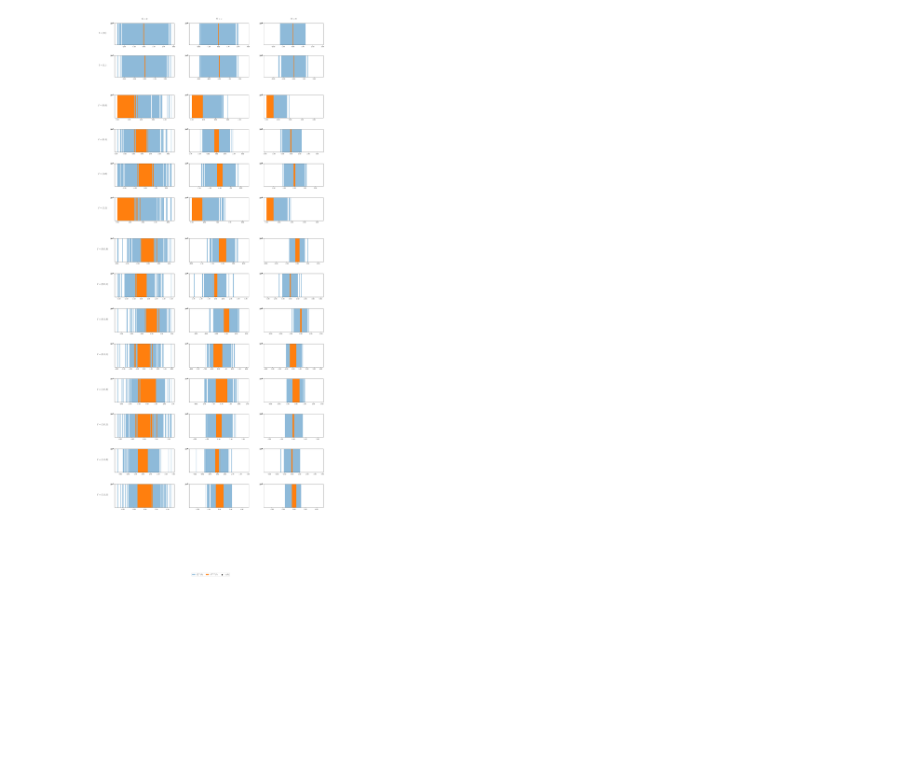
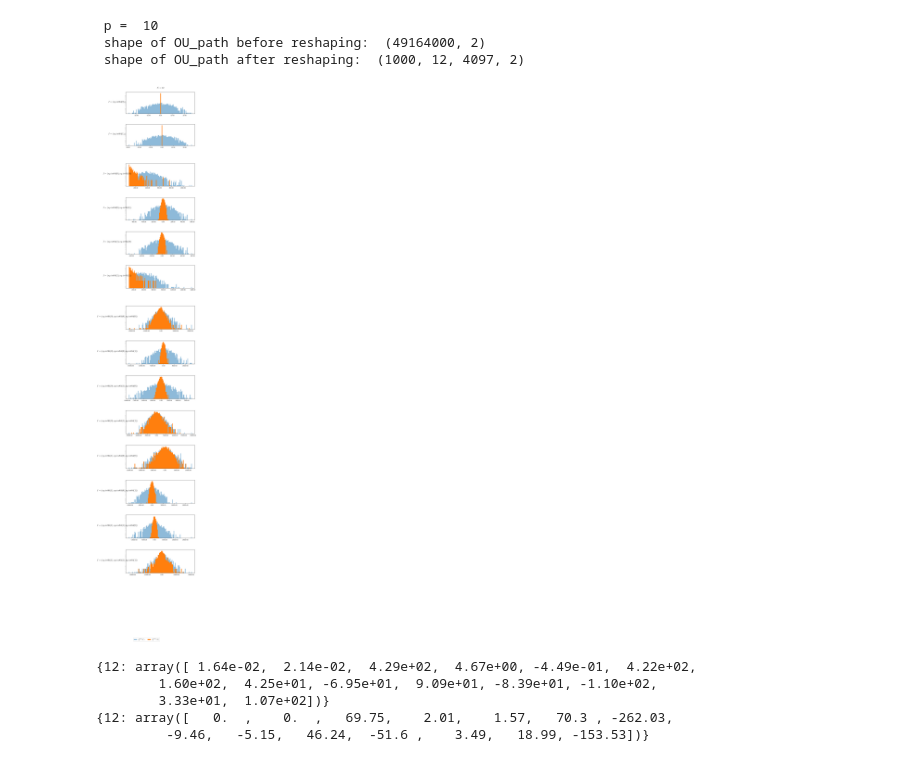
Before and after one commit to kro0l1k/esig_fork, a Jupyter notebook: simulations.ipynb, the cells around one changed output. Saved outputs shown, nothing was run; the diff lists cells and outputs as text; code cells hidden in the pictures; blank space fills up the shorter version.

Commit message:
implemented the martingale correction for coredinate estimation

```diff
--- a/simulations.ipynb
+++ b/simulations.ipynb
@@ -63,12 +165,22 @@ for N in Ns:
+# %%
+sig_gen = SignalGenerator()
+
+OU_path = sig_gen.sample_s(d = dims, n = (length + 1) * batch, ts_type='ARMA')
+print(" shape of OU_path before reshaping: ", OU_path.shape)
+OU_path = OU_path.reshape((n_samples, N_max, 2**N_max + 1, dims))
+print(" shape of OU_path after reshaping: ", OU_path.shape)
+# %% [output]
+ p =  10
+ shape of OU_path before reshaping:  (49164000, 2)
+ shape of OU_path after reshaping:  (1000, 12, 4097, 2)
+# %%
+N = max(Ns)
+esig_estimates_OU = {}
+martingale_esig_estimates_OU = {}
+esig_estimates_OU[N] = expected_signature_estimate(OU_path, max_depth, martingale_indices=None)
+martingale_esig_estimates_OU[N] = expected_signature_estimate(OU_path, max_depth, martingale_indices=list(range(dims)))
 # %%
-import matplotlib.pyplot as plt
-import matplotlib.gridspec as gridspec
-from matplotlib.ticker import ScalarFormatter
-from matplotlib import rcParams
-from lib.utils import sig_idx_to_word
-from lib.exact_values.brownian_motion.esig import expected_signature_BM
-
-
+# genereate the same plot for the samples stored in esig_estimates_OU and martingale_esig_estimates_OU:
 rcParams.update({'text.usetex': True})
 
 dims = 2
@@ -80,7 +192,7 @@ fig = plt.figure(figsize=(len(Ns) * 8, esig_length * 4))
 outer_grid = gridspec.GridSpec(esig_length, len(Ns), wspace=1., hspace=1.)
 
 with_correction = True
-with_exact = True
+with_exact = False
 row_start = 0
 
 for depth in range(1, max_depth + 1):
@@ -109,44 +221,56 @@ for depth in range(1, max_depth + 1):
                 )
 
             if j == 0:
-                n, bins, patches = ax.hist(esig_estimates[N][:, row_start + i], bins = 100, label=r'$\hat{\phi}^{\Pi(N)}_I(T)$', alpha = 0.5 if with_correction else 1, density=True)
+                n, bins, patches = ax.hist(esig_estimates_OU[N][:, row_start + i], bins = 100, label=r'$\hat{\phi}^{\Pi(N)}_I(T)$', alpha = 0.5 if with_correction else 1, density=True)
                 x_lims = ax.get_xlim()
             elif j > 0:
-                ax.hist(esig_estimates[N][:, row_start + i], bins = bins, label=r'$\hat{\phi}^{\Pi(N)}_I(T)$', alpha = 0.5 if with_correction else 1, density=True)
+                ax.hist(esig_estimates_OU[N][:, row_start + i], bins = bins, label=r'$\hat{\phi}^{\Pi(N)}_I(T)$', alpha = 0.5 if with_correction else 1, density=True)
                 ax.set_xlim(*x_lims)
 
             if with_correction:
-                ax.hist(martingale_esig_estimates[N][:, row_start + i], bins=bins, label=r'$\hat{\phi}^{\Pi(N), c}_I(T)$', density=True)
+                ax.hist(martingale_esig_estimates_OU[N][:, row_start + i], bins=bins, label=r'$\hat{\phi}^{\Pi(N), c}_I(T)$', density=True)
                 ax.set_yscale('log')
 
             if with_exact:
                 if process == 'BM':
                     exact_value = expected_signature_BM(I, T=T, d=dims)
                 else:
                     raise ValueError(f'Unknown/unimplemented exact expected signature for process = {process}')
                 ax.scatter(exact_value, 0, s=50, color='black', label=r'$\phi_I(T)$', zorder=3, clip_on=False)
 
 
             y_max = max(y_max, ax.get_ylim()[-1])
 
             ax.xaxis.set_major_formatter(ScalarFormatter())
             ax.xaxis.set_major_formatter(plt.FuncFormatter(lambda val, pos: f'{val:.2f}'))
             ax.set_yticks([])
             ax.set_yticklabels([])
 
             axes.append(ax)
 
         # set same y_lims
         for ax in axes:
             ax.set_ylim(0, y_max)
 
     row_start = row_end
 
 handles, labels = ax.get_legend_handles_labels()
 unique_labels = dict(zip(labels, handles))
 fig.legend(unique_labels.values(), unique_labels.keys(), loc='lower center', ncol=len(unique_labels))
 
 fig.tight_layout()
 plt.show()
 # %% [output]
-[figure, old version]
+[figure, new version]
+# %%
+esig_means = {N: np.mean(esig_estimates_OU[N], axis=0) for N in Ns}
+martingale_esig_means = {N: np.mean(martingale_esig_estimates_OU[N], axis=0) for N in Ns}
+
+print(esig_means)
+print(martingale_esig_means)
+# %% [output]
+{12: array([ 1.64e-02,  2.14e-02,  4.29e+02,  4.67e+00, -4.49e-01,  4.22e+02,
+        1.60e+02,  4.25e+01, -6.95e+01,  9.09e+01, -8.39e+01, -1.10e+02,
+        3.33e+01,  1.07e+02])}
+{12: array([   0.  ,    0.  ,   69.75,    2.01,    1.57,   70.3 , -262.03,
+         -9.46,   -5.15,   46.24,  -51.6 ,    3.49,   18.99, -153.53])}
```
Also changed, not shown: parts of 7 cells of this notebook, 4 other files.
